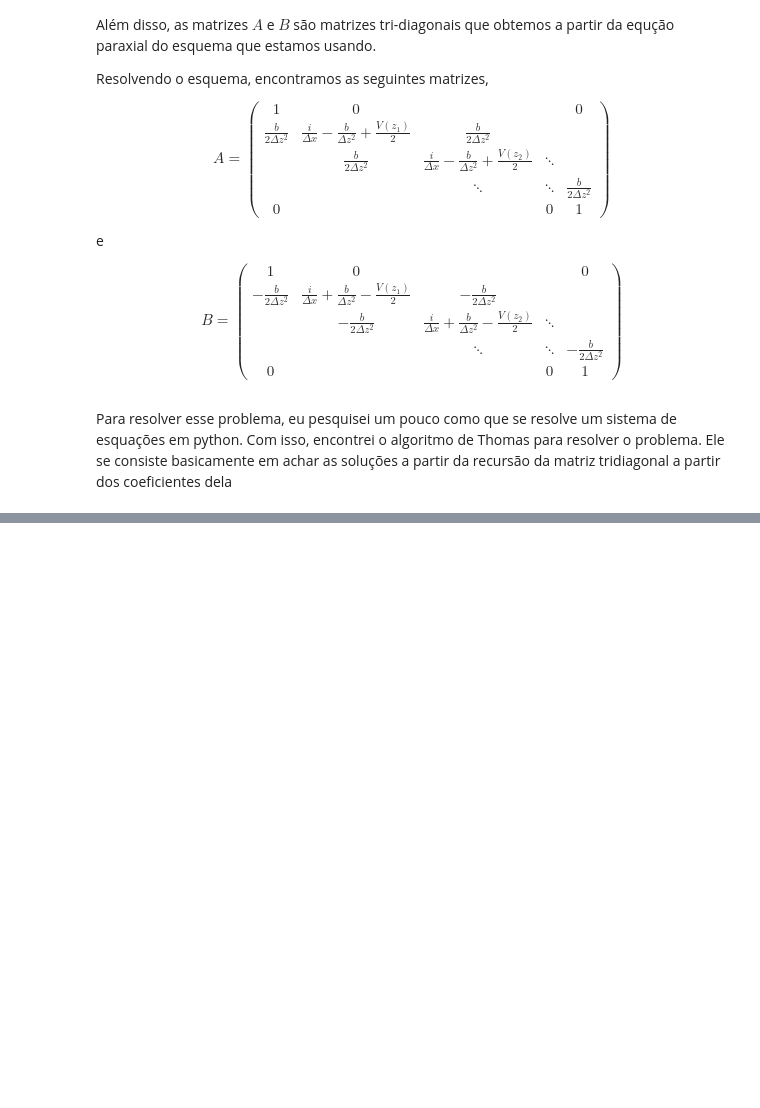
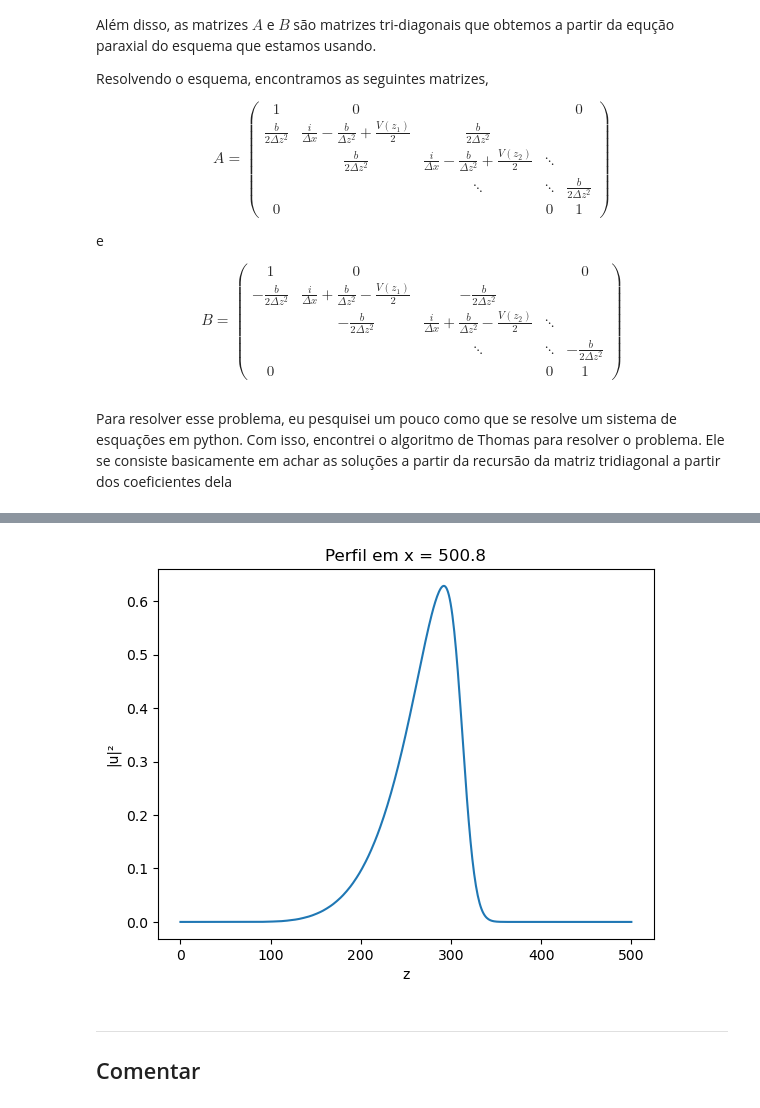
Before and after one commit to davivad013/Numerical-Simulation-PP, a Jupyter notebook: pp/2_2_cranknic.ipynb, the cells around one changed output, grey strips where cells are left out. Cells and saved outputs as stored; diff of their text form; code cells hidden in the pictures; blank space fills up the shorter version.

```diff
--- a/pp/2_2_cranknic.ipynb
+++ b/pp/2_2_cranknic.ipynb
@@ -184,0 +212,14 @@ for n in range(nx - 1):
+# %%
+m = 500  # índice do passo em z que queremos fixar
+
+plt.plot(sz, np.abs(u[int(m/5), :])**2)
+plt.xlabel('z')
+plt.ylabel('|u|²')
+plt.title(f'Perfil em x = {sx[int(m/5)]:.1f}')
+plt.show()
+# %% [output]
+[figure, added]
+# %% [markdown]
+-----
+Comentar
+-----
```
Also changed, not shown: parts of 6 cells of this notebook, 1 other file.
